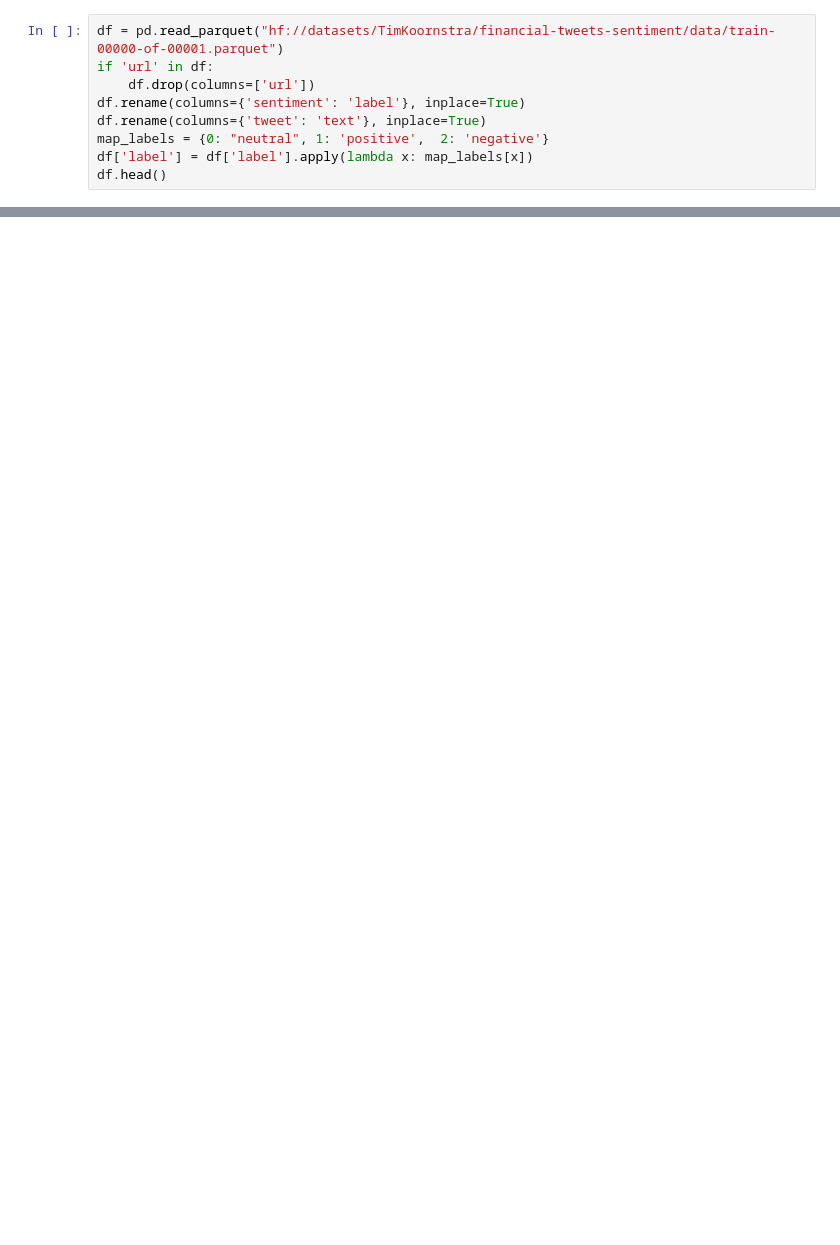
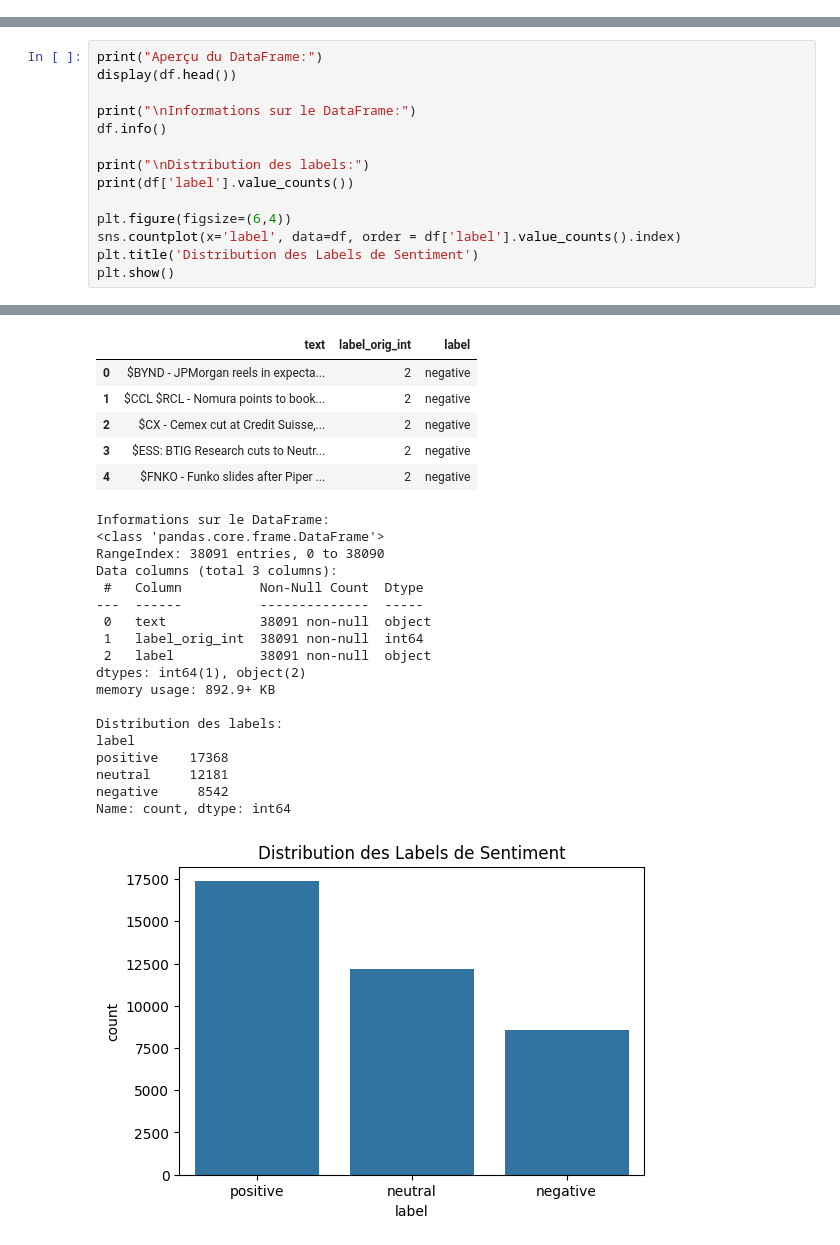
Before and after one commit to Wassbdr/twitter-sentiment-analysis, a Jupyter notebook: src/data.ipynb, the cells around one changed output, grey strips where cells are left out. Saved outputs shown, nothing was run; the diff lists cells and outputs as text; blank space fills up the shorter version.

```diff
--- a/src/data.ipynb
+++ b/src/data.ipynb
@@ -10,9 +0,0 @@ from sklearn.model_selection import train_test_split
-# %%
-df = pd.read_parquet("hf://datasets/TimKoornstra/financial-tweets-sentiment/data/train-00000-of-00001.parquet")
-if 'url' in df:
-    df.drop(columns=['url'])
-df.rename(columns={'sentiment': 'label'}, inplace=True)
-df.rename(columns={'tweet': 'text'}, inplace=True)
-map_labels = {0: "neutral", 1: 'positive',  2: 'negative'}
-df['label'] = df['label'].apply(lambda x: map_labels[x])
-df.head()
@@ -271,0 +95,15 @@ KeyboardInterrupt:
+# %%
+print("Aperçu du DataFrame:")
+display(df.head())
+
+print("\nInformations sur le DataFrame:")
+df.info()
+
+print("\nDistribution des labels:")
+print(df['label'].value_counts())
+
+plt.figure(figsize=(6,4))
+sns.countplot(x='label', data=df, order = df['label'].value_counts().index)
+plt.title('Distribution des Labels de Sentiment')
+plt.show()
+# %% [output]
@@ -271,0 +111,25 @@ KeyboardInterrupt:
+|  | text | label_orig_int | label |
+| 0 | $BYND - JPMorgan reels in expecta... | 2 | negative |
+| 1 | $CCL $RCL - Nomura points to book... | 2 | negative |
+| 2 | $CX - Cemex cut at Credit Suisse,... | 2 | negative |
+| 3 | $ESS: BTIG Research cuts to Neutr... | 2 | negative |
+| 4 | $FNKO - Funko slides after Piper ... | 2 | negative |
+Informations sur le DataFrame:
+<class 'pandas.core.frame.DataFrame'>
+RangeIndex: 38091 entries, 0 to 38090
+Data columns (total 3 columns):
+ #   Column          Non-Null Count  Dtype
+---  ------          --------------  -----
+ 0   text            38091 non-null  object
+ 1   label_orig_int  38091 non-null  int64
+ 2   label           38091 non-null  object
+dtypes: int64(1), object(2)
+memory usage: 892.9+ KB
+
+Distribution des labels:
+label
+positive    17368
+neutral     12181
+negative     8542
+Name: count, dtype: int64
+[figure, added]
```
Also changed, not shown: parts of 63 cells of this notebook, 1 other file.
